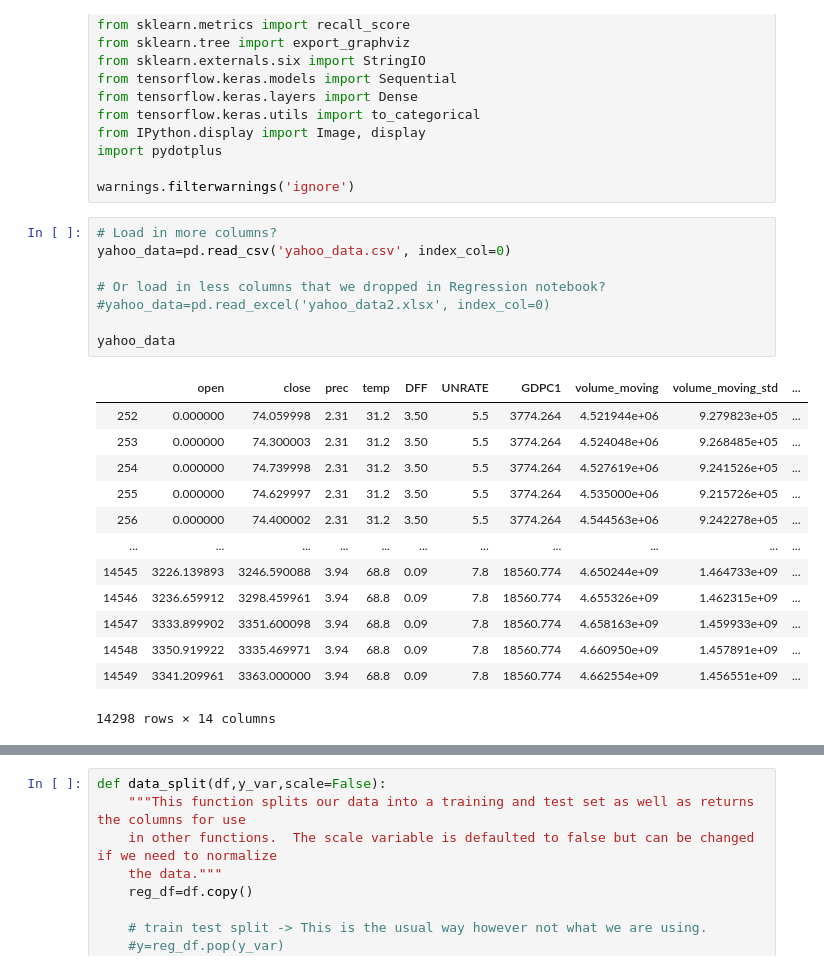
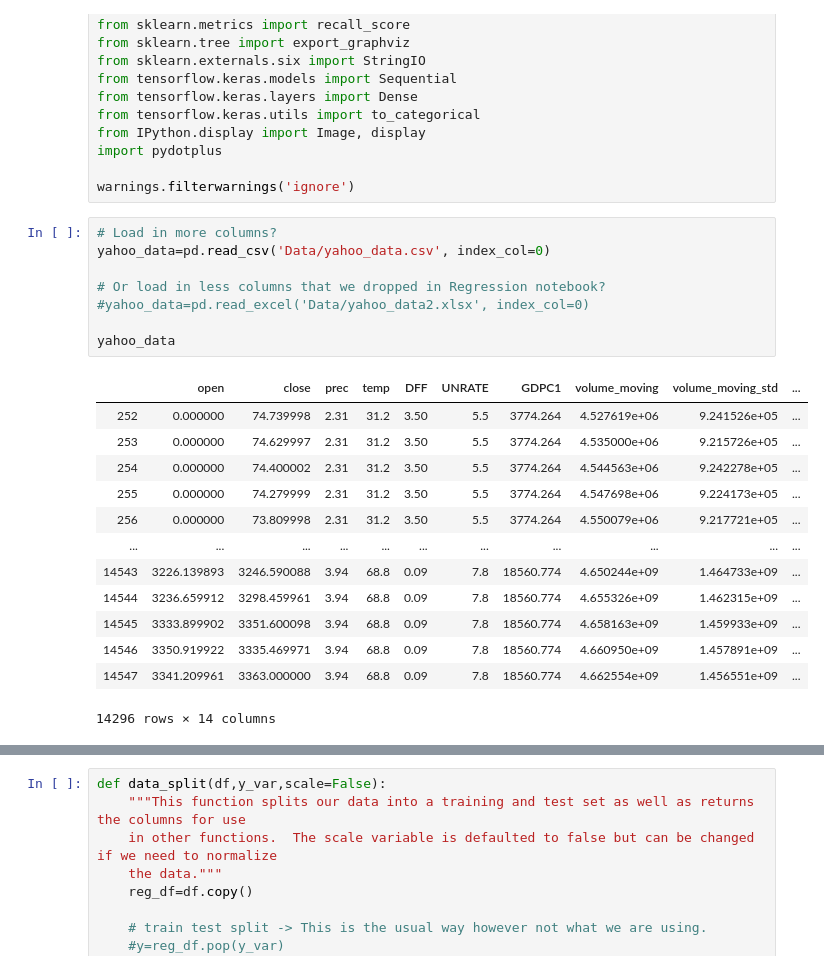
Before and after one commit to NolanSmithSolutions/Course, a Jupyter notebook: Statistical_Modeling/Machine_Learning.ipynb, the cells around one changed output, grey strips where cells are left out. Cells and saved outputs as stored; diff of their text form.

```diff
--- a/Statistical_Modeling/Machine_Learning.ipynb
+++ b/Statistical_Modeling/Machine_Learning.ipynb
@@ -106,26 +106,26 @@ import pydotplus
 warnings.filterwarnings('ignore')
 # %%
 # Load in more columns?
-yahoo_data=pd.read_csv('yahoo_data.csv', index_col=0)
+yahoo_data=pd.read_csv('Data/yahoo_data.csv', index_col=0)
 
 # Or load in less columns that we dropped in Regression notebook?
-#yahoo_data=pd.read_excel('yahoo_data2.xlsx', index_col=0)
+#yahoo_data=pd.read_excel('Data/yahoo_data2.xlsx', index_col=0)
 
 yahoo_data
 # %% [output]
 |  | open | close | prec | temp | DFF | UNRATE | GDPC1 | volume_moving | volume_moving_std | ... |
-| 252 | 0.000000 | 74.059998 | 2.31 | 31.2 | 3.50 | 5.5 | 3774.264 | 4.521944e+06 | 9.279823e+05 | ... |
-| 253 | 0.000000 | 74.300003 | 2.31 | 31.2 | 3.50 | 5.5 | 3774.264 | 4.524048e+06 | 9.268485e+05 | ... |
-| 254 | 0.000000 | 74.739998 | 2.31 | 31.2 | 3.50 | 5.5 | 3774.264 | 4.527619e+06 | 9.241526e+05 | ... |
-| 255 | 0.000000 | 74.629997 | 2.31 | 31.2 | 3.50 | 5.5 | 3774.264 | 4.535000e+06 | 9.215726e+05 | ... |
-| 256 | 0.000000 | 74.400002 | 2.31 | 31.2 | 3.50 | 5.5 | 3774.264 | 4.544563e+06 | 9.242278e+05 | ... |
+| 252 | 0.000000 | 74.739998 | 2.31 | 31.2 | 3.50 | 5.5 | 3774.264 | 4.527619e+06 | 9.241526e+05 | ... |
+| 253 | 0.000000 | 74.629997 | 2.31 | 31.2 | 3.50 | 5.5 | 3774.264 | 4.535000e+06 | 9.215726e+05 | ... |
+| 254 | 0.000000 | 74.400002 | 2.31 | 31.2 | 3.50 | 5.5 | 3774.264 | 4.544563e+06 | 9.242278e+05 | ... |
+| 255 | 0.000000 | 74.279999 | 2.31 | 31.2 | 3.50 | 5.5 | 3774.264 | 4.547698e+06 | 9.224173e+05 | ... |
+| 256 | 0.000000 | 73.809998 | 2.31 | 31.2 | 3.50 | 5.5 | 3774.264 | 4.550079e+06 | 9.217721e+05 | ... |
 | ... | ... | ... | ... | ... | ... | ... | ... | ... | ... | ... |
-| 14545 | 3226.139893 | 3246.590088 | 3.94 | 68.8 | 0.09 | 7.8 | 18560.774 | 4.650244e+09 | 1.464733e+09 | ... |
-| 14546 | 3236.659912 | 3298.459961 | 3.94 | 68.8 | 0.09 | 7.8 | 18560.774 | 4.655326e+09 | 1.462315e+09 | ... |
-| 14547 | 3333.899902 | 3351.600098 | 3.94 | 68.8 | 0.09 | 7.8 | 18560.774 | 4.658163e+09 | 1.459933e+09 | ... |
-| 14548 | 3350.919922 | 3335.469971 | 3.94 | 68.8 | 0.09 | 7.8 | 18560.774 | 4.660950e+09 | 1.457891e+09 | ... |
-| 14549 | 3341.209961 | 3363.000000 | 3.94 | 68.8 | 0.09 | 7.8 | 18560.774 | 4.662554e+09 | 1.456551e+09 | ... |
+| 14543 | 3226.139893 | 3246.590088 | 3.94 | 68.8 | 0.09 | 7.8 | 18560.774 | 4.650244e+09 | 1.464733e+09 | ... |
+| 14544 | 3236.659912 | 3298.459961 | 3.94 | 68.8 | 0.09 | 7.8 | 18560.774 | 4.655326e+09 | 1.462315e+09 | ... |
+| 14545 | 3333.899902 | 3351.600098 | 3.94 | 68.8 | 0.09 | 7.8 | 18560.774 | 4.658163e+09 | 1.459933e+09 | ... |
+| 14546 | 3350.919922 | 3335.469971 | 3.94 | 68.8 | 0.09 | 7.8 | 18560.774 | 4.660950e+09 | 1.457891e+09 | ... |
+| 14547 | 3341.209961 | 3363.000000 | 3.94 | 68.8 | 0.09 | 7.8 | 18560.774 | 4.662554e+09 | 1.456551e+09 | ... |
-14298 rows × 14 columns
+14296 rows × 14 columns
 # %%
 # Summary statistics, rounded to 2 decimals places
 yahoo_data.describe().round(2)
```
Also changed, not shown: parts of 16 cells of this notebook, 24 other files.
